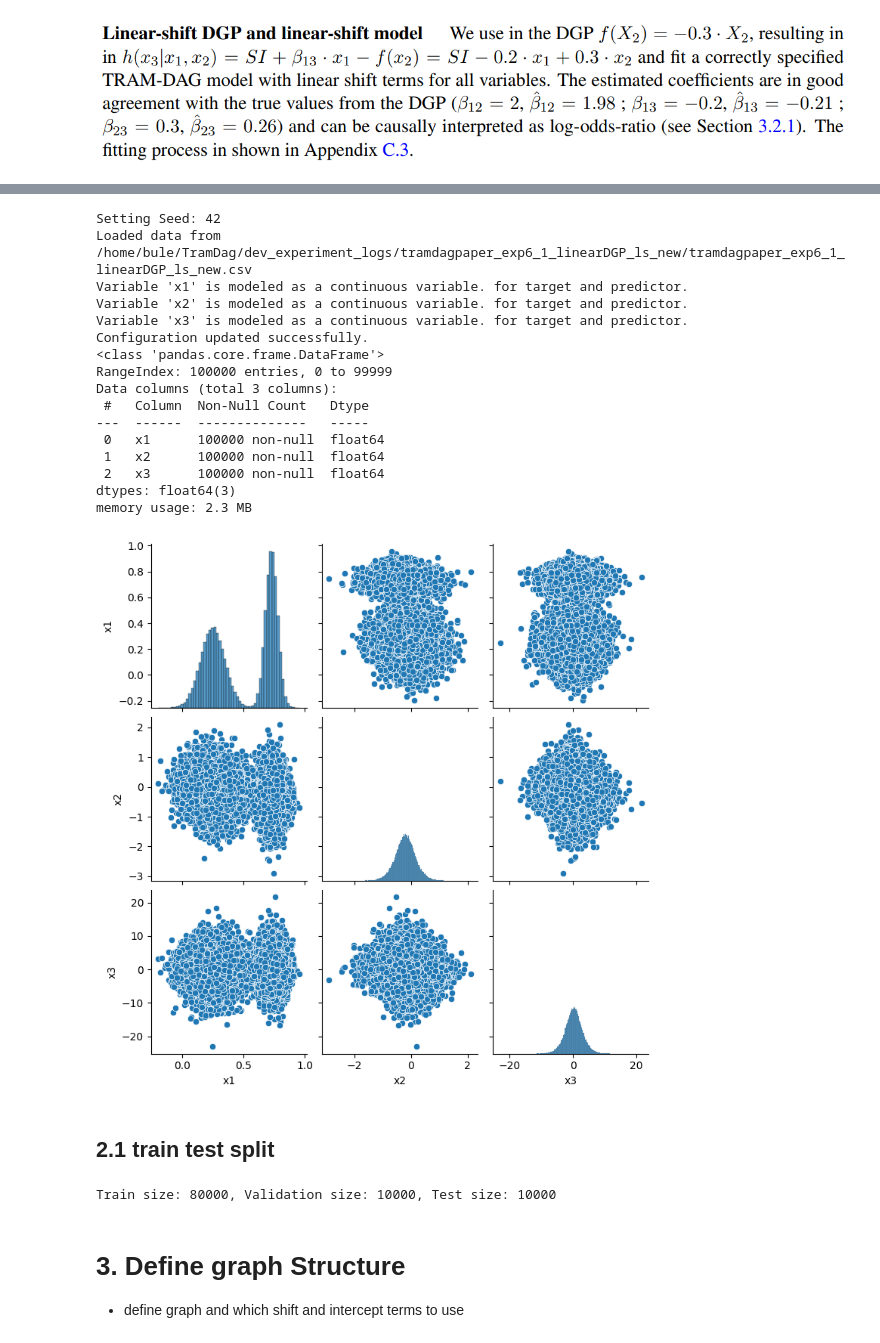
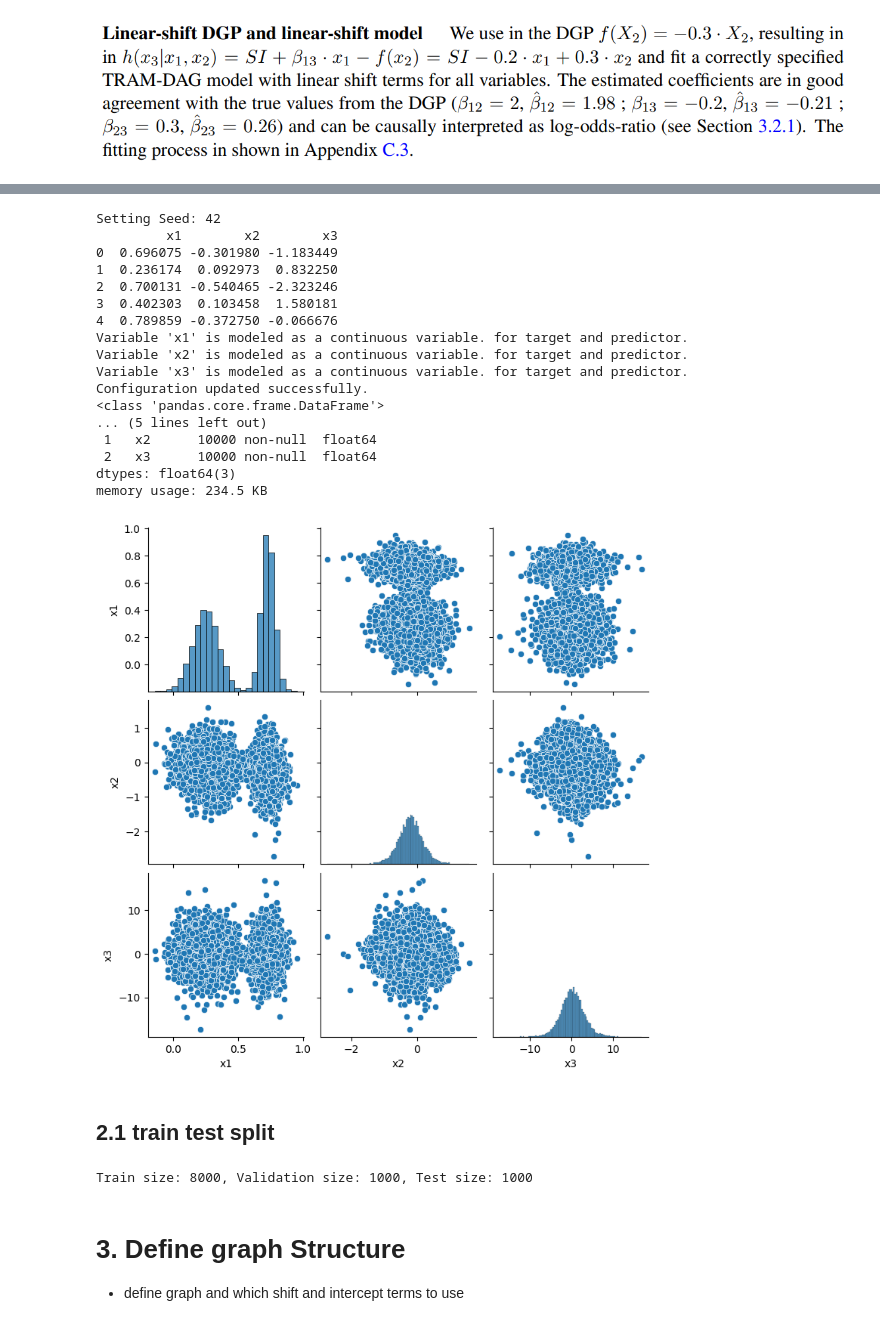
Before and after one commit to buehlpa/TramDag, a Jupyter notebook: working_version.ipynb, the cells around one changed output, grey strips where cells are left out. Drawn from its saved outputs; the diff is of its cells as text; code cells hidden in the pictures.

```diff
--- a/working_version.ipynb
+++ b/working_version.ipynb
@@ -144,45 +137,45 @@ def dgp(n_obs, doX=[None, None, None], seed=-1):
     df = pd.DataFrame({'x1': x1, 'x2': x2, 'x3': x3})
     return df
 
 n_obs=10_000
 
-df = dgp(n_obs=n_obs, seed=42)
 
 EXP_DATA_PATH=os.path.join(EXPERIMENT_DIR, f"{experiment_name}.csv")
 
 if not os.path.exists(EXP_DATA_PATH):
-    df = dgp(n_obs=100000, seed=42)
+    df = dgp(n_obs=n_obs, seed=42)
     print(df.head())
     df.to_csv(EXP_DATA_PATH, index=False)
 else:
     df = pd.read_csv(EXP_DATA_PATH)
     print(f"Loaded data from {EXP_DATA_PATH}")
 
 sns.pairplot(df)
 
 data_type= {'x1':'continous','x2':'continous','x3':'continous'}
 
 write_data_type_to_configuration(data_type, CONF_DICT_PATH)
 
 df.info()
 # %% [output]
 Setting Seed: 42
-Loaded data from /home/bule/TramDag/dev_experiment_logs/tramdagpaper_exp6_1_linearDGP_ls_new/tramdagpaper_exp6_1_linearDGP_ls_new.csv
+         x1        x2        x3
+0  0.696075 -0.301980 -1.183449
+1  0.236174  0.092973  0.832250
+2  0.700131 -0.540465 -2.323246
+3  0.402303  0.103458  1.580181
+4  0.789859 -0.372750 -0.066676
 Variable 'x1' is modeled as a continuous variable. for target and predictor.
 Variable 'x2' is modeled as a continuous variable. for target and predictor.
 Variable 'x3' is modeled as a continuous variable. for target and predictor.
 Configuration updated successfully.
 <class 'pandas.core.frame.DataFrame'>
-RangeIndex: 100000 entries, 0 to 99999
-Data columns (total 3 columns):
- #   Column  Non-Null Count   Dtype
----  ------  --------------   -----
- 0   x1      100000 non-null  float64
- 1   x2      100000 non-null  float64
- 2   x3      100000 non-null  float64
+... (5 lines left out)
+ 1   x2      10000 non-null  float64
+ 2   x3      10000 non-null  float64
 dtypes: float64(3)
-memory usage: 2.3 MB
+memory usage: 234.5 KB
-[figure, old version]
+[figure, new version]
 # %% [markdown]
 ## 2.1 train test split
 # %%
@@ -201,7 +194,7 @@ test_df.to_csv(os.path.join(EXPERIMENT_DIR, f"{experiment_name}_test.csv"), inde
 
 print(f"Train size: {len(train_df)}, Validation size: {len(val_df)}, Test size: {len(test_df)}")
 # %% [output]
-Train size: 80000, Validation size: 10000, Test size: 10000
+Train size: 8000, Validation size: 1000, Test size: 1000
 # %% [markdown]
 # 3. Define graph Structure
 
```
Also changed, not shown: parts of 12 cells of this notebook, 11 other files.
